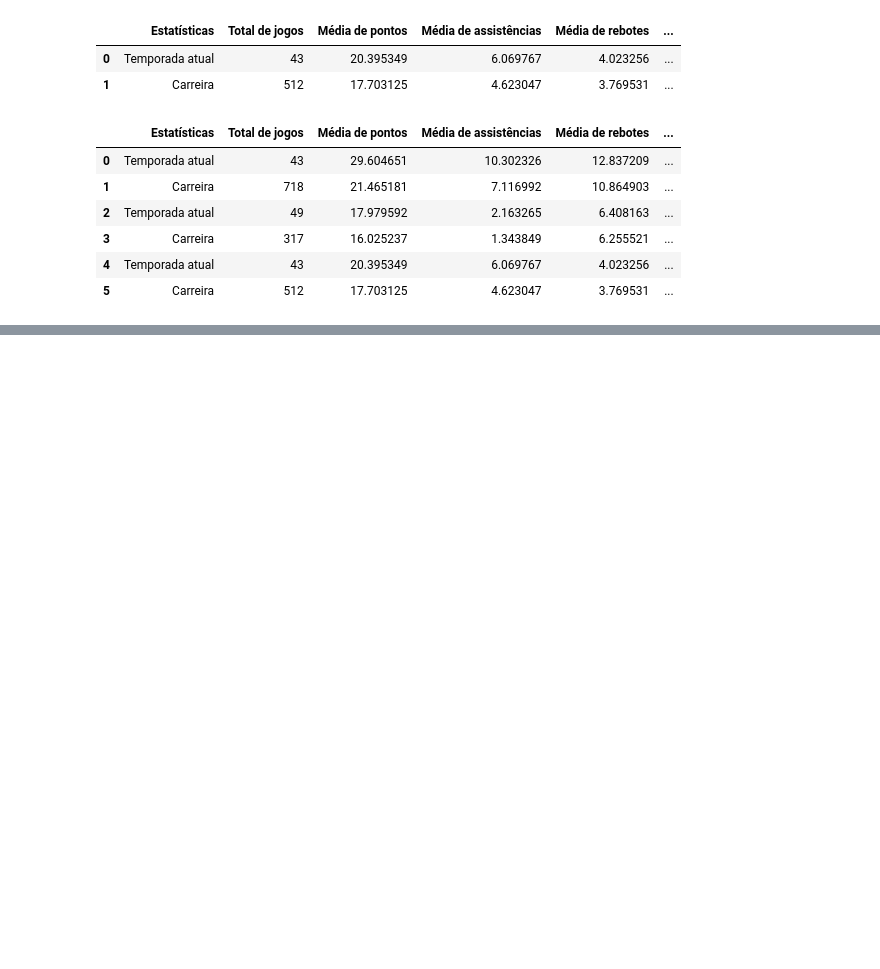
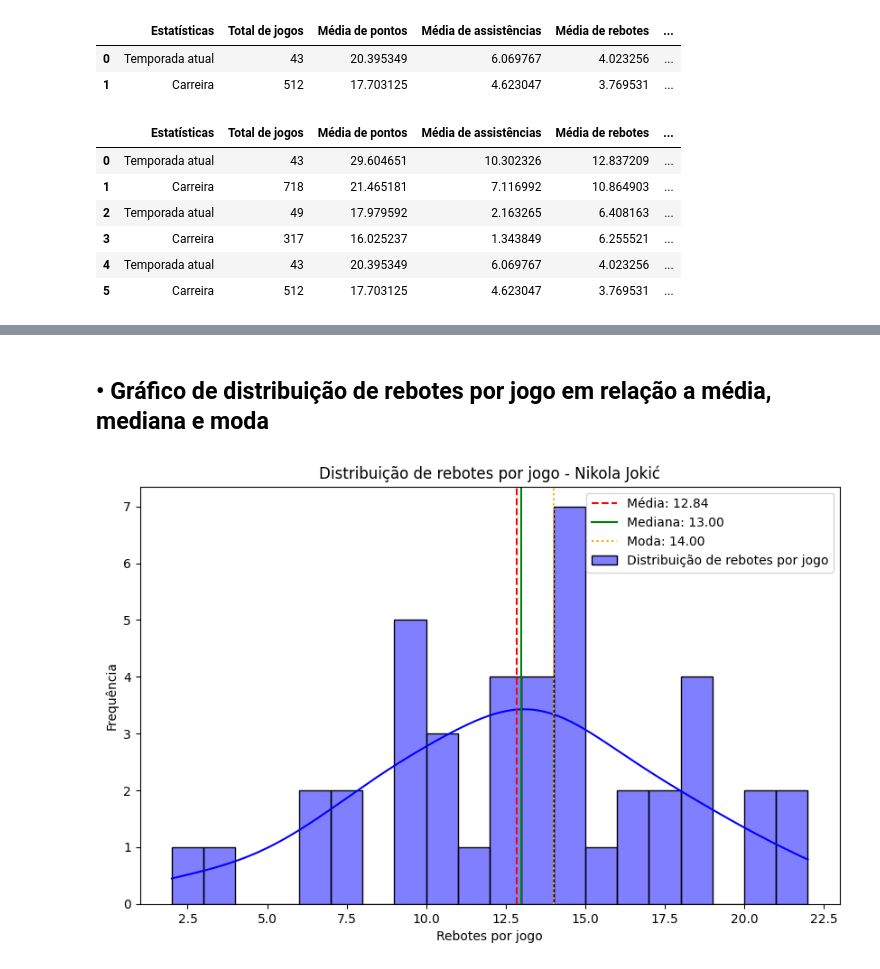
Before and after one commit to luiz-davi-m/ciencia-de-dados-nba, a Jupyter notebook: Parte 2/RF10.ipynb, the cells around one changed output, grey strips where cells are left out. Cells and saved outputs as stored; diff of their text form; code cells hidden in the pictures; blank space fills up the shorter version.

```diff
--- a/Parte 2/RF10.ipynb
+++ b/Parte 2/RF10.ipynb
@@ -99,0 +164,6 @@ salvar_dataset_csv(estatisticas_jogadores, f"{RESULTADOS_PATH}/rf10_comparacao_e
+# %% [markdown]
+## • Gráfico de distribuição de rebotes por jogo em relação a média, mediana e moda
+# %%
+gerar_grafico_distribuicao(rebotes_1, JOGADOR_1, 'rebotes')
+# %% [output]
+[figure, added]
```
Also changed, not shown: parts of 23 cells of this notebook, 14 other files.
